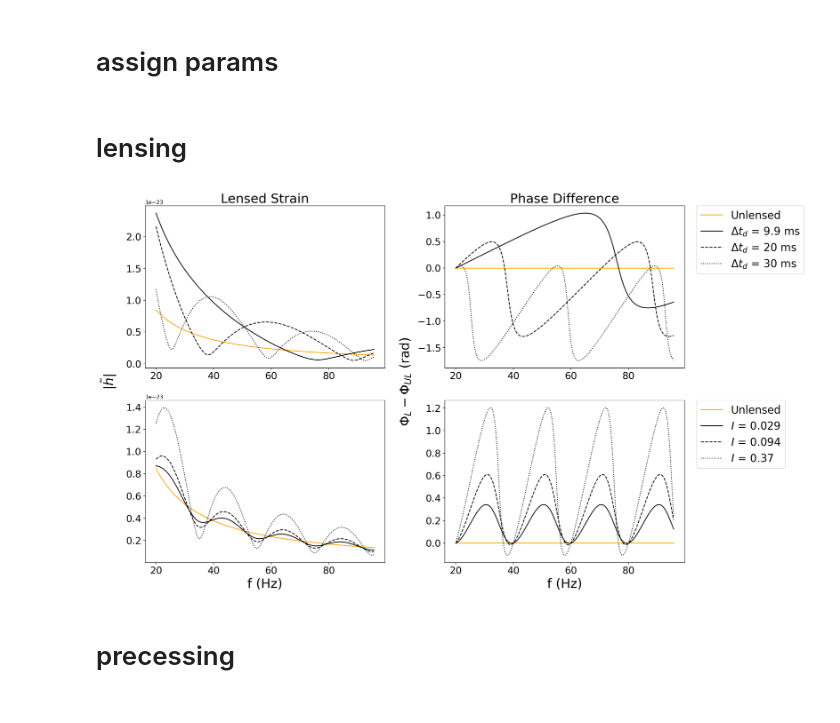
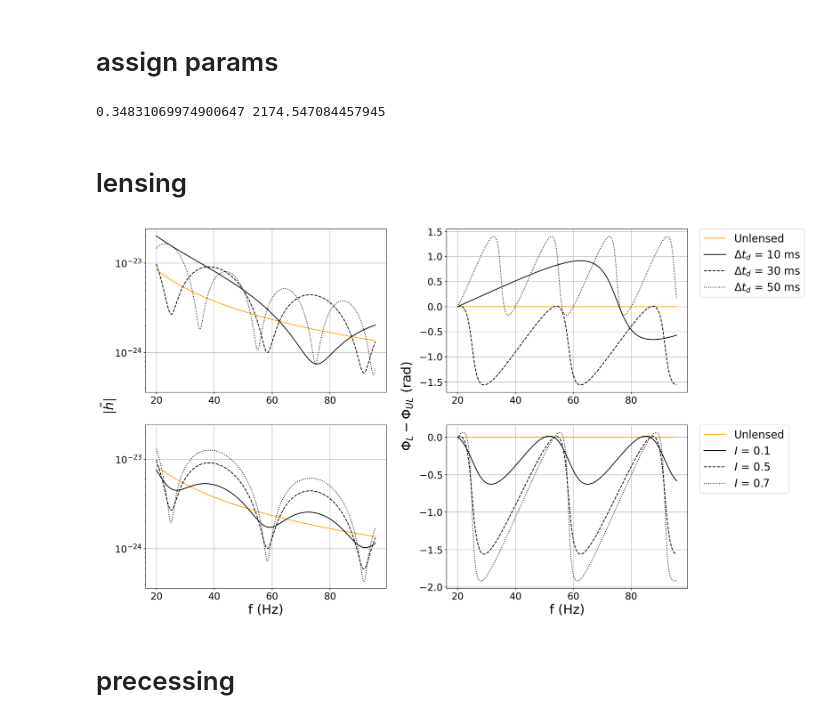
Before and after one commit to fairytien/lensing_and_precession, a Jupyter notebook: notebooks/slices-ver7-paper.ipynb, the cells around one changed output. Saved outputs shown, nothing was run; the diff lists cells and outputs as text; code cells hidden in the pictures.

Commit message:
Update figures to Taman's random system; Change default lens system to I=0.5 and td=30 ms

```diff
--- a/notebooks/slices-ver7-paper.ipynb
+++ b/notebooks/slices-ver7-paper.ipynb
@@ -15,20 +15,30 @@ from modules.functions_ver2 import *
 # %% [markdown]
 # assign params
 # %%
-lens_params_0["mcz"] = RP_params_0["mcz"] = NP_params_0["mcz"] = 20 * solar_mass
-lens_params_0, RP_params_0, NP_params_0 = set_to_location(
-    loc_params["sys2"]["random"], lens_params_0, RP_params_0, NP_params_0
+def_td = 0.03
+def_I = 0.5
+def_y = get_y_from_I(def_I)
+def_MLz = get_MLz_from_td(def_td, def_y)
+print(def_y, def_MLz)
+
+lens_params_1["y"] = def_y
+lens_params_1["MLz"] = def_MLz * solar_mass
+lens_params_1, RP_params_1, NP_params_1 = set_to_location(
+    loc_params["Taman"]["random"], lens_params_1, RP_params_1, NP_params_1
 )
+# %% [output]
+0.34831069974900647 2174.547084457945
 # %% [markdown]
 # lensing
 # %%
 fig, axes = plt.subplots(nrows=2, ncols=2, figsize=(18, 12))
 fig.subplots_adjust(wspace=0.25)
+line_styles = ["-", "--", ":"]  # Solid, dashed, dotted
 
 # plot amplification and phase diff for different values of time delay but same I side by side
-lens_params = lens_params_0.copy()
-MLz_arr = np.array([1e3, 2e3, 3e3])
-line_styles = ["-", "--", ":"]  # Define the line styles
+lens_params = lens_params_1.copy()
+td_arr = np.array([0.01, 0.03, 0.05])
+MLz_arr = get_MLz_from_td(td_arr, def_y)
 
 for i, MLz in enumerate(MLz_arr):
     lens_params["MLz"] = MLz * solar_mass
@@ -74,19 +84,21 @@ axes[0, 0].legend(
     bbox_to_anchor=(2.3, 1), loc="upper left", borderaxespad=0.0, fontsize=20
 )
 axes[0, 0].tick_params(axis="both", which="major", labelsize=18)
-axes[0, 0].set_title("Lensed Strain", fontsize=24)
+# axes[0, 0].set_title("Lensed Strain", fontsize=24)
+axes[0, 0].grid()
+axes[0, 0].set_yscale("log")
 
 axes[0, 1].tick_params(axis="both", which="major", labelsize=18)
-axes[0, 1].set_title("Phase Difference", fontsize=24)
+# axes[0, 1].set_title("Phase Difference", fontsize=24)
+axes[0, 1].grid()
+
+####################################################################################################
 
 # plot amplification and phase diff for different values of I but same time delay side by side
-
-# create y_arr and MLz_arr based on the same time delay
-y_arr = np.linspace(0.5, 2, 3)[::-1]
-time_delay = 0.05
-MLz_arr = get_MLz_from_td(time_delay, y_arr)
-
-lens_params = lens_params_0.copy()
+lens_params = lens_params_1.copy()
+I_arr = np.array([0.1, 0.5, 0.7])
+y_arr = get_y_from_I(I_arr)
+MLz_arr = get_MLz_from_td(def_td, y_arr)
 
 for i in range(len(y_arr)):
     lens_params["y"] = y_arr[i]
@@ -124,35 +136,47 @@ for i in range(len(y_arr)):
     axes[1, 1].plot(
         f_arr,
         phase_diff,
         ls=line_styles[i],
         color="black",
         label="$I$ = {:.2g}".format(I),
     )
 
 axes[1, 0].legend(
     bbox_to_anchor=(2.3, 1), loc="upper left", borderaxespad=0.0, fontsize=20
 )
 axes[1, 0].set_xlabel("f (Hz)", fontsize=24)
 axes[1, 0].tick_params(axis="both", which="major", labelsize=18)
+axes[1, 0].grid()
+axes[1, 0].set_yscale("log")
 
-# axes[1, 1].set_xscale("log")
 axes[1, 1].set_xlabel("f (Hz)", fontsize=24)
 axes[1, 1].tick_params(axis="both", which="major", labelsize=18)
+axes[1, 1].grid()
+
+####################################################################################################
 
 # set one y label for both columns
 fig.text(0.06, 0.5, r"$|\~{h}|$", va="center", rotation="vertical", fontsize=24)
 fig.text(
     0.49,
     0.5,
     r"$\Phi_L - \Phi_{UL}$ (rad)",
     va="center",
     rotation="vertical",
     fontsize=24,
 )
 
+# set y limits for both axes[0, 0] and axes[1, 0] such that they are same
+y0_0 = axes[0, 0].get_ylim()
+y1_0 = axes[1, 0].get_ylim()
+y_max = max(y0_0[1], y1_0[1])
+y_min = min(y0_0[0], y1_0[0])
+axes[0, 0].set_ylim(y_min, y_max)
+axes[1, 0].set_ylim(y_min, y_max)
+
 fig.savefig("../figures/lensed_waveforms.pdf", bbox_inches="tight")
 # %% [output]
-[figure, old version]
+[figure, new version]
 # %% [markdown]
 # precessing
 # %%
```
Also changed, not shown: parts of 2 cells of this notebook, 5 other files.
